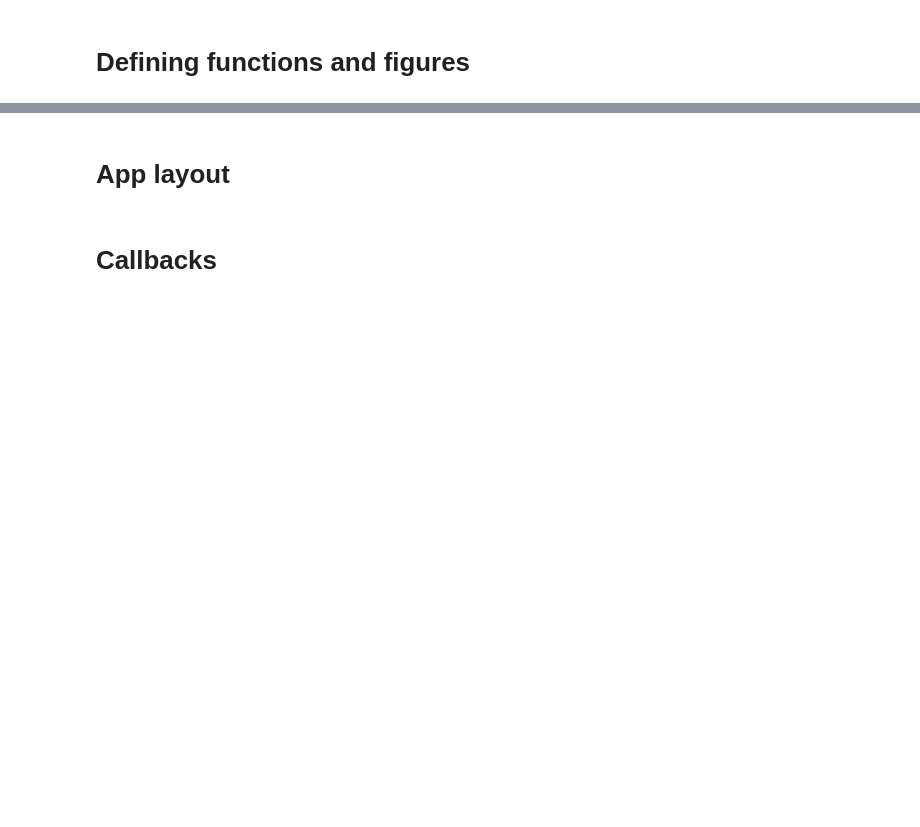
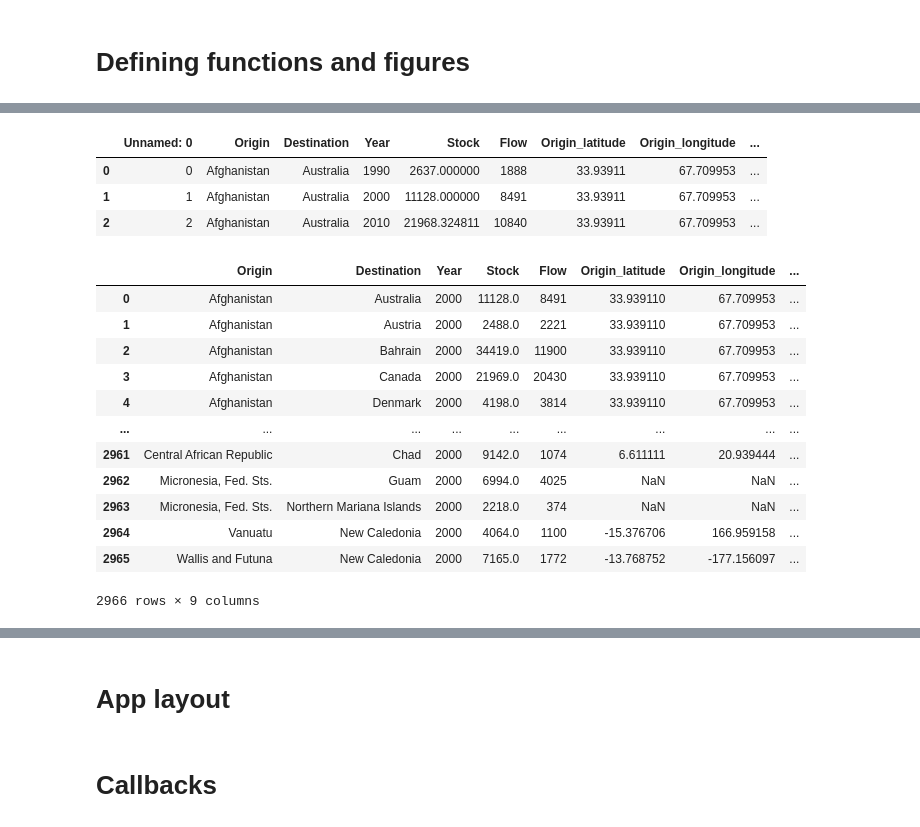
Before and after one commit to Rajk-Network-Science/network_2021_spring, a Jupyter notebook: kurzushetvege/migracio_app_prototype.ipynb, the cells around one changed output, grey strips where cells are left out. Cells and saved outputs as stored; diff of their text form; code cells hidden in the pictures; blank space fills up the shorter version.

```diff
--- a/kurzushetvege/migracio_app_prototype.ipynb
+++ b/kurzushetvege/migracio_app_prototype.ipynb
@@ -108,0 +79,2 @@ from gyenes_vizu import generate_data, graf_vizu
+# %%
+szurt_edges, szurt_nodes = masterfilter(edges, 1, "Stock", year = [2000]) #, origin = orszagok, destination = orszagok)
@@ -108,0 +93,23 @@ from gyenes_vizu import generate_data, graf_vizu
+# %%
+edges.head(3)
+# %% [output]
+|  | Unnamed: 0 | Origin | Destination | Year | Stock | Flow | Origin_latitude | Origin_longitude | ... |
+| 0 | 0 | Afghanistan | Australia | 1990 | 2637.000000 | 1888 | 33.93911 | 67.709953 | ... |
+| 1 | 1 | Afghanistan | Australia | 2000 | 11128.000000 | 8491 | 33.93911 | 67.709953 | ... |
+| 2 | 2 | Afghanistan | Australia | 2010 | 21968.324811 | 10840 | 33.93911 | 67.709953 | ... |
+# %%
+szurt_edges
+# %% [output]
+|  | Origin | Destination | Year | Stock | Flow | Origin_latitude | Origin_longitude | ... |
+| 0 | Afghanistan | Australia | 2000 | 11128.0 | 8491 | 33.939110 | 67.709953 | ... |
+| 1 | Afghanistan | Austria | 2000 | 2488.0 | 2221 | 33.939110 | 67.709953 | ... |
+| 2 | Afghanistan | Bahrain | 2000 | 34419.0 | 11900 | 33.939110 | 67.709953 | ... |
+| 3 | Afghanistan | Canada | 2000 | 21969.0 | 20430 | 33.939110 | 67.709953 | ... |
+| 4 | Afghanistan | Denmark | 2000 | 4198.0 | 3814 | 33.939110 | 67.709953 | ... |
+| ... | ... | ... | ... | ... | ... | ... | ... | ... |
+| 2961 | Central African Republic | Chad | 2000 | 9142.0 | 1074 | 6.611111 | 20.939444 | ... |
+| 2962 | Micronesia, Fed. Sts. | Guam | 2000 | 6994.0 | 4025 | NaN | NaN | ... |
+| 2963 | Micronesia, Fed. Sts. | Northern Mariana Islands | 2000 | 2218.0 | 374 | NaN | NaN | ... |
+| 2964 | Vanuatu | New Caledonia | 2000 | 4064.0 | 1100 | -15.376706 | 166.959158 | ... |
+| 2965 | Wallis and Futuna | New Caledonia | 2000 | 7165.0 | 1772 | -13.768752 | -177.156097 | ... |
+2966 rows × 9 columns
```
Also changed, not shown: parts of 10 cells of this notebook, 4 other files.
